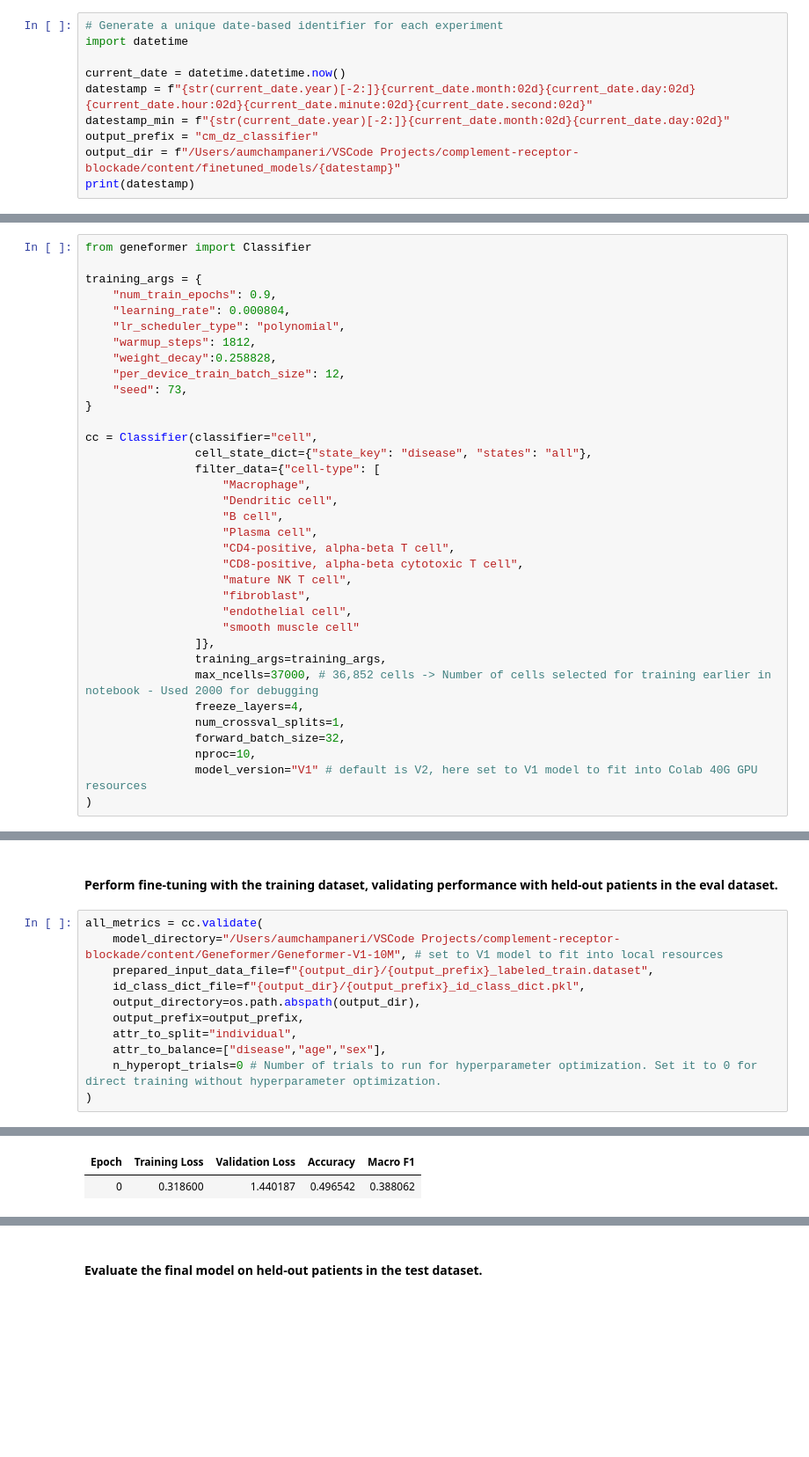
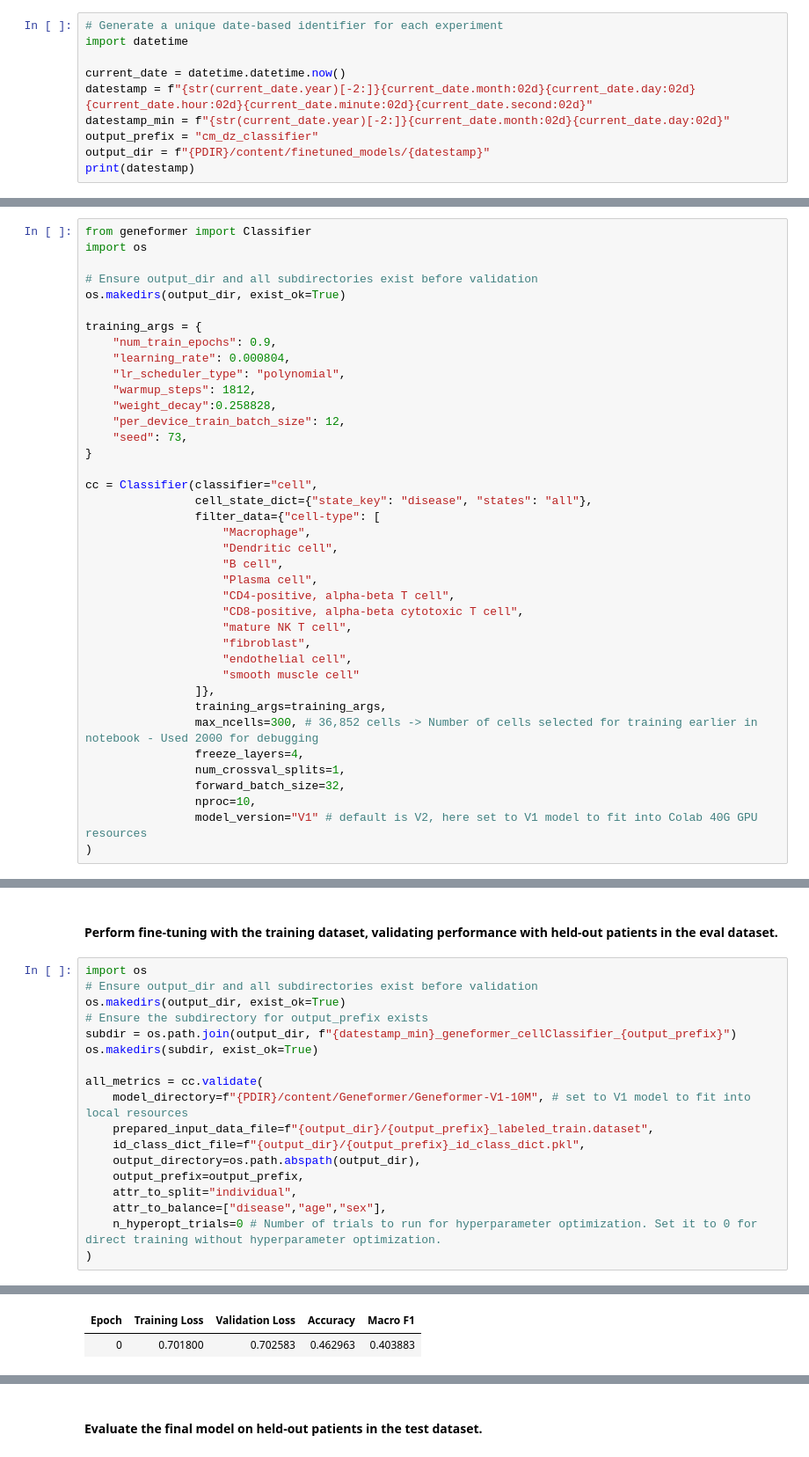
Before and after one commit to aumchampaneri/complement-receptor-blockade, a Jupyter notebook: local-notebooks/sjogrens-geneformer-local.ipynb, the cells around one changed output, grey strips where cells are left out. Shown at 88% size. Cells and saved outputs as stored; diff of their text form; blank space fills up the shorter version.

Commit message:
run output update and geneformer code updates

```diff
--- a/local-notebooks/sjogrens-geneformer-local.ipynb
+++ b/local-notebooks/sjogrens-geneformer-local.ipynb
@@ -365,6 +315,6 @@ current_date = datetime.datetime.now()
 datestamp = f"{str(current_date.year)[-2:]}{current_date.month:02d}{current_date.day:02d}{current_date.hour:02d}{current_date.minute:02d}{current_date.second:02d}"
 datestamp_min = f"{str(current_date.year)[-2:]}{current_date.month:02d}{current_date.day:02d}"
 output_prefix = "cm_dz_classifier"
-output_dir = f"/Users/aumchampaneri/VSCode Projects/complement-receptor-blockade/content/finetuned_models/{datestamp}"
+output_dir = f"{PDIR}/content/finetuned_models/{datestamp}"
 print(datestamp)
 # %% [output]
@@ -377,6 +327,10 @@ os.makedirs(output_dir, exist_ok=True)
 #### Please note that, as usual with deep learning models, we **highly** recommend tuning learning hyperparameters for all fine-tuning applications as this can significantly improve model performance. Example below uses previously optimized hyperparameters, but one can optimize hyperparameters with the argument n_hyperopt_trials=n in cc.validate() where n>0 and represents the number of trials for hyperparameter optimization. Importantly, the hyperparameters provided here do not represent uniformly applicable or recommended hyperparameters. They are used only as an example for quickly executing the example notebook here.
 # %%
 from geneformer import Classifier
+import os
+
+# Ensure output_dir and all subdirectories exist before validation
+os.makedirs(output_dir, exist_ok=True)
 
 training_args = {
     "num_train_epochs": 0.9,
@@ -403,7 +357,7 @@ cc = Classifier(classifier="cell",
                     "smooth muscle cell"
                 ]},
                 training_args=training_args,
-                max_ncells=37000, # 36,852 cells -> Number of cells selected for training earlier in notebook - Used 2000 for debugging
+                max_ncells=300, # 36,852 cells -> Number of cells selected for training earlier in notebook - Used 2000 for debugging
                 freeze_layers=4,
                 num_crossval_splits=1,
                 forward_batch_size=32,
@@ -445,8 +399,15 @@ cc.prepare_data(input_data_file="/Users/aumchampaneri/VSCode Projects/complement
 # %% [markdown]
 #### Perform fine-tuning with the training dataset, validating performance with held-out patients in the eval dataset.
 # %%
+import os
+# Ensure output_dir and all subdirectories exist before validation
+os.makedirs(output_dir, exist_ok=True)
+# Ensure the subdirectory for output_prefix exists
+subdir = os.path.join(output_dir, f"{datestamp_min}_geneformer_cellClassifier_{output_prefix}")
+os.makedirs(subdir, exist_ok=True)
+
 all_metrics = cc.validate(
-    model_directory="/Users/aumchampaneri/VSCode Projects/complement-receptor-blockade/content/Geneformer/Geneformer-V1-10M", # set to V1 model to fit into local resources
+    model_directory=f"{PDIR}/content/Geneformer/Geneformer-V1-10M", # set to V1 model to fit into local resources
     prepared_input_data_file=f"{output_dir}/{output_prefix}_labeled_train.dataset",
     id_class_dict_file=f"{output_dir}/{output_prefix}_id_class_dict.pkl",
     output_directory=os.path.abspath(output_dir),
@@ -468,2 +429,2 @@ You should probably TRAIN this model on a down-stream task to be able to use it
 | Epoch | Training Loss | Validation Loss | Accuracy | Macro F1 |
-| 0 | 0.318600 | 1.440187 | 0.496542 | 0.388062 |
+| 0 | 0.701800 | 0.702583 | 0.462963 | 0.403883 |
```
Also changed, not shown: parts of 35 cells of this notebook, 1 other file.
